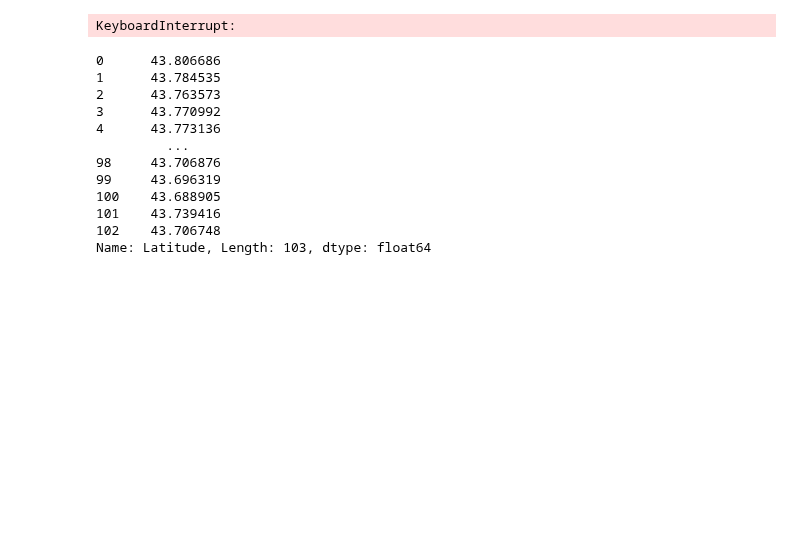
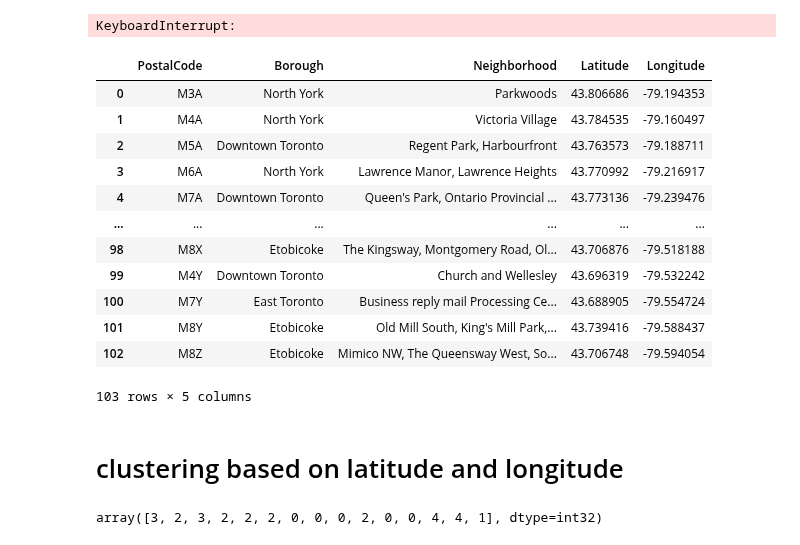
Before and after one commit to ea137/Best-restaurant-to-invest-in-based-on-neighborhood, a Jupyter notebook: wiki_scraping.ipynb, the cells around one changed output. Saved outputs shown, nothing was run; the diff lists cells and outputs as text; code cells hidden in the pictures; blank space fills up the shorter version.

```diff
--- a/wiki_scraping.ipynb
+++ b/wiki_scraping.ipynb
@@ -73,19 +74,34 @@ for i,postal_code in enumerate(df['PostalCode']):
 0
 KeyboardInterrupt:
 # %%
-
-df['Latitude'] = pd.read_csv('./data/Geospatial_Coordinates.csv')['Latitude']
-df['Longitude'] = pd.read_csv('./data/Geospatial_Coordinates.csv')['L']
+temp = pd.read_csv('./data/Geospatial_Coordinates.csv')
+df['Latitude'] = temp['Latitude']
+df['Longitude'] = temp['Longitude']
+df
 # %% [output]
+|  | PostalCode | Borough | Neighborhood | Latitude | Longitude |
+| 0 | M3A | North York | Parkwoods | 43.806686 | -79.194353 |
+| 1 | M4A | North York | Victoria Village | 43.784535 | -79.160497 |
+| 2 | M5A | Downtown Toronto | Regent Park, Harbourfront | 43.763573 | -79.188711 |
+| 3 | M6A | North York | Lawrence Manor, Lawrence Heights | 43.770992 | -79.216917 |
+| 4 | M7A | Downtown Toronto | Queen's Park, Ontario Provincial ... | 43.773136 | -79.239476 |
+| ... | ... | ... | ... | ... | ... |
+| 98 | M8X | Etobicoke | The Kingsway, Montgomery Road, Ol... | 43.706876 | -79.518188 |
+| 99 | M4Y | Downtown Toronto | Church and Wellesley | 43.696319 | -79.532242 |
+| 100 | M7Y | East Toronto | Business reply mail Processing Ce... | 43.688905 | -79.554724 |
+| 101 | M8Y | Etobicoke | Old Mill South, King's Mill Park,... | 43.739416 | -79.588437 |
+| 102 | M8Z | Etobicoke | Mimico NW, The Queensway West, So... | 43.706748 | -79.594054 |
-0      43.806686
-1      43.784535
-2      43.763573
-3      43.770992
-4      43.773136
-         ...
-98     43.706876
-99     43.696319
-100    43.688905
-101    43.739416
-102    43.706748
-Name: Latitude, Length: 103, dtype: float64
+103 rows × 5 columns
+# %% [markdown]
+# clustering based on latitude and longitude
+# %%
+from sklearn.preprocessing import StandardScaler
+from sklearn.cluster import KMeans
+X = df[['Latitude','Longitude']]
+scaler = StandardScaler().fit(X)
+X = scaler.transform(X)
+kk = KMeans(n_clusters =5, random_state= 42).fit(X)
+df['labels'] = kk.labels_
+kk.labels_[::7]
+# %% [output]
+array([3, 2, 3, 2, 2, 2, 0, 0, 0, 2, 0, 0, 4, 4, 1], dtype=int32)
```
Also changed, not shown: parts of 4 cells of this notebook.
